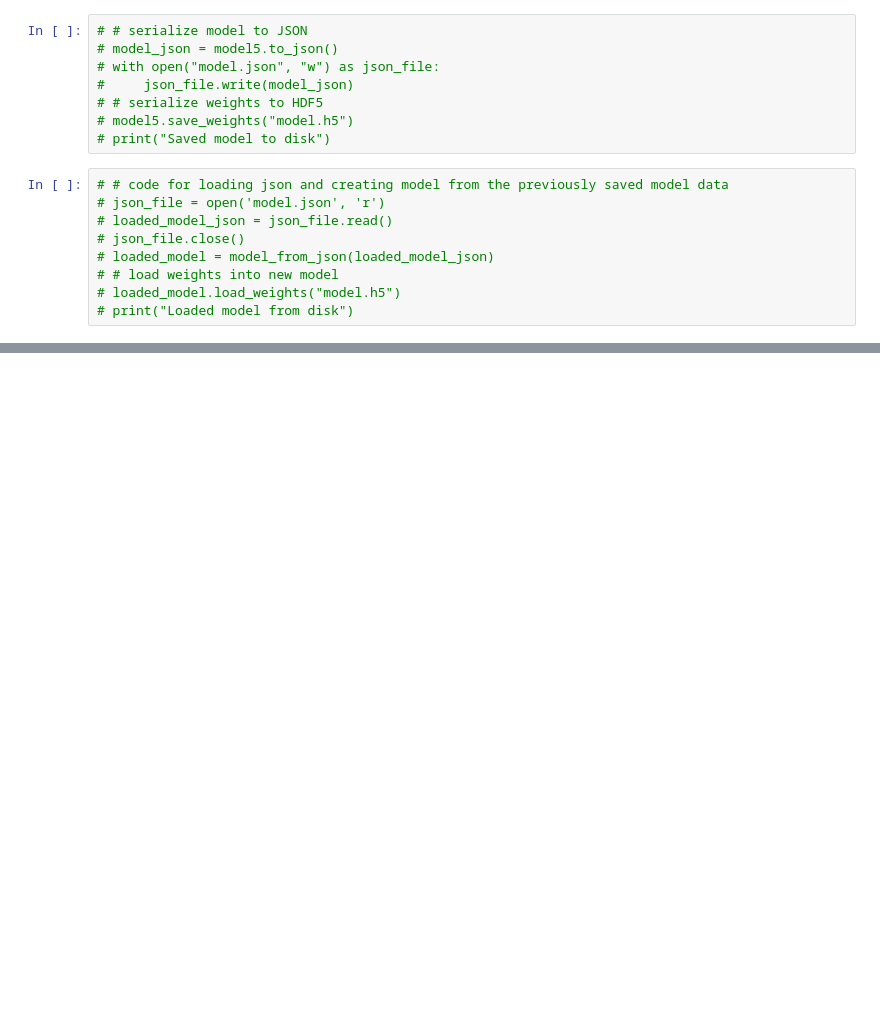
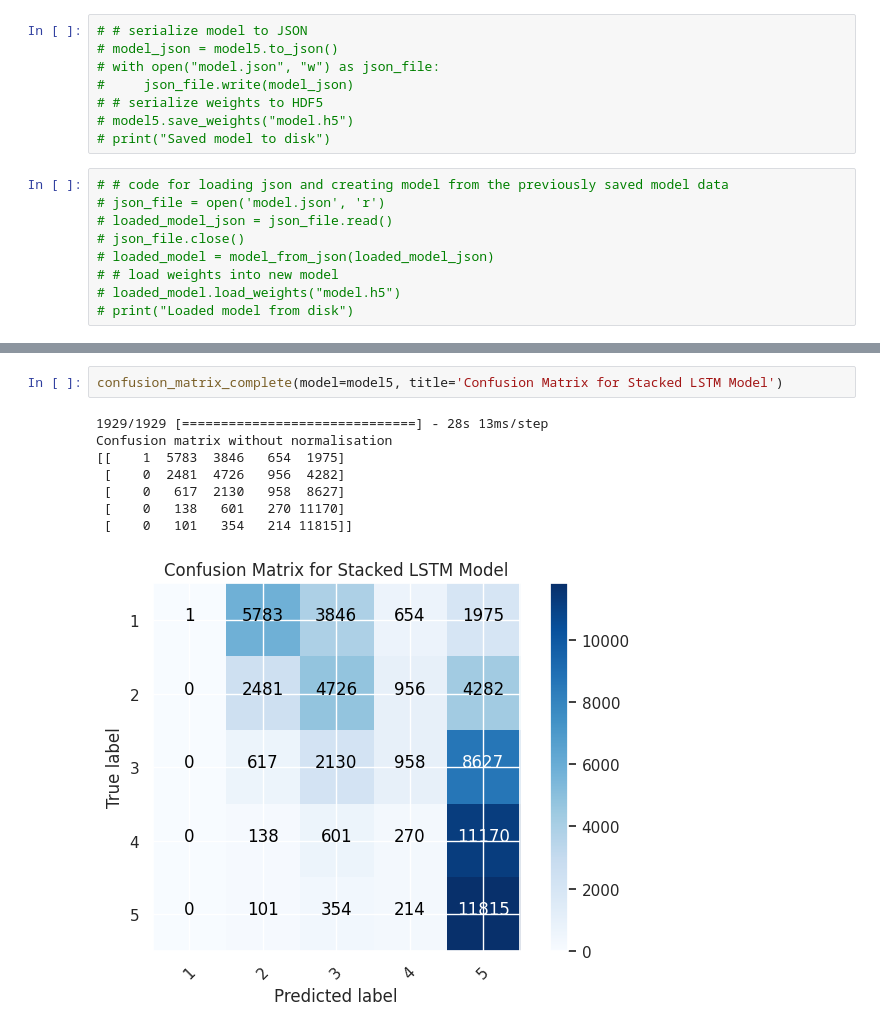
Before and after one commit to AmeerAliSaleem/MA4J5_Project, a Jupyter notebook: Ameer_Ali_Saleem_MA4J5_Main_Project.ipynb, the cells around one changed output, grey strips where cells are left out. Cells and saved outputs as stored; diff of their text form; blank space fills up the shorter version.

```diff
--- a/Ameer_Ali_Saleem_MA4J5_Main_Project.ipynb
+++ b/Ameer_Ali_Saleem_MA4J5_Main_Project.ipynb
@@ -1091,0 +1231,11 @@ plt.show()
+# %%
+confusion_matrix_complete(model=model5, title='Confusion Matrix for Stacked LSTM Model')
+# %% [output]
+1929/1929 [==============================] - 28s 13ms/step
+Confusion matrix without normalisation
+[[    1  5783  3846   654  1975]
+ [    0  2481  4726   956  4282]
+ [    0   617  2130   958  8627]
+ [    0   138   601   270 11170]
+ [    0   101   354   214 11815]]
+[figure, added]
```
Also changed, not shown: parts of 62 cells of this notebook.
